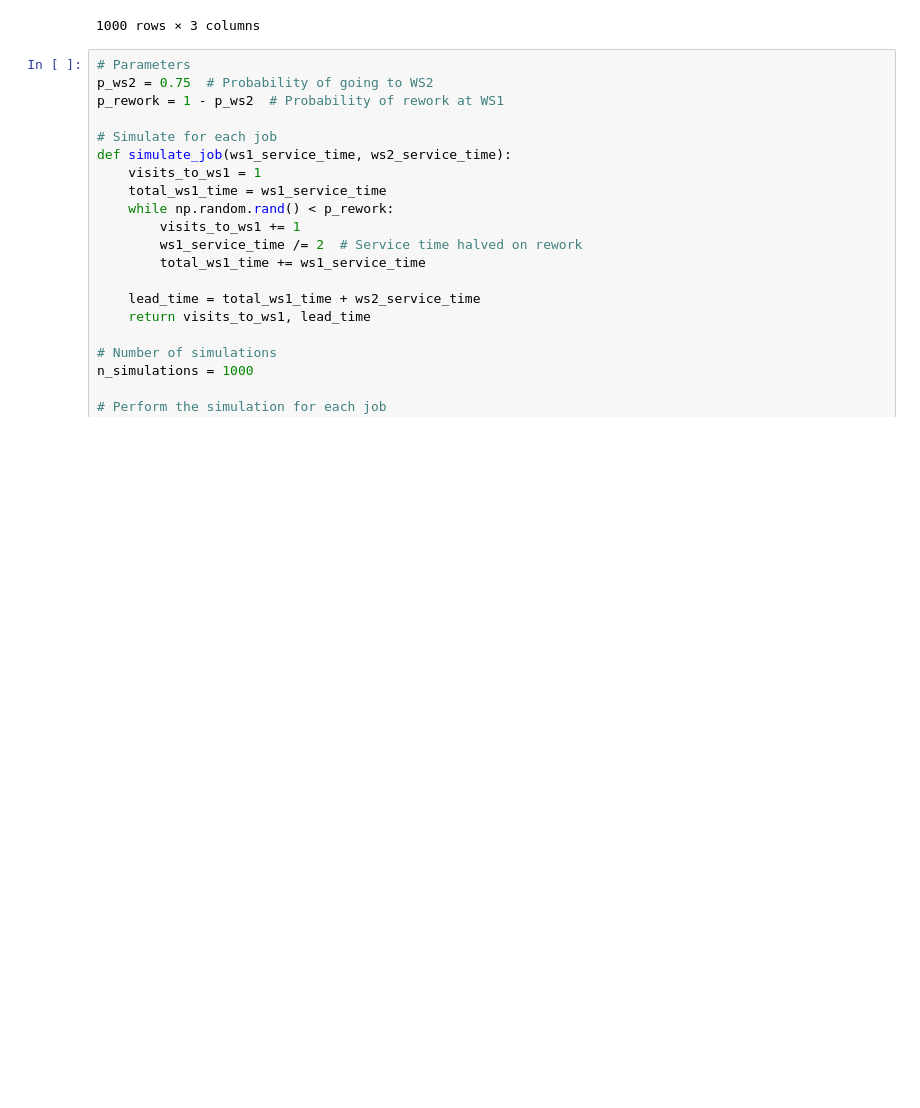
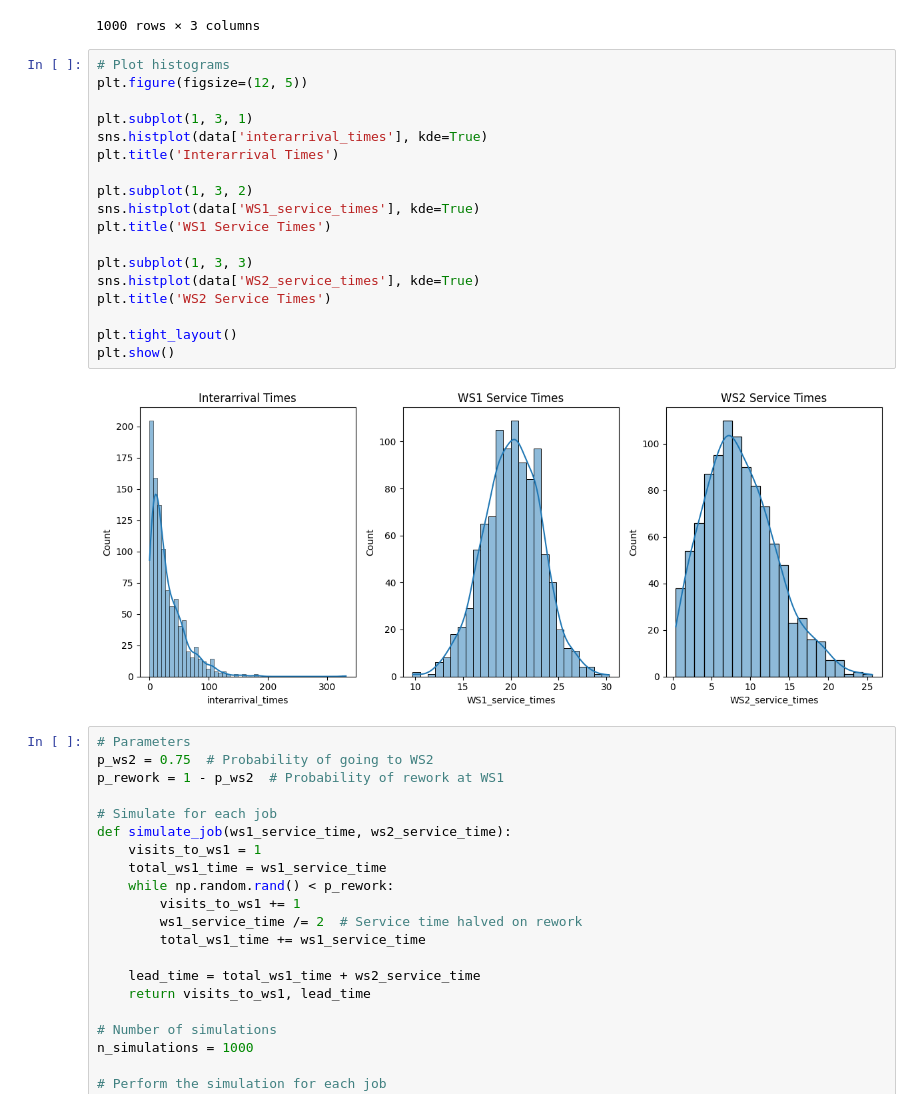
Before and after one commit to PrashilSarode1/Decision-Models, a Jupyter notebook: DM_Assignment1.ipynb, the cells around one changed output. Cells and saved outputs as stored; diff of their text form; blank space fills up the shorter version.

```diff
--- a/DM_Assignment1.ipynb
+++ b/DM_Assignment1.ipynb
@@ -46,6 +52,26 @@ data
 | 998 | 2.655296 | 23.675699 | 7.026867 |
 | 999 | 22.663790 | 15.790812 | 8.542408 |
 1000 rows × 3 columns
+# %%
+# Plot histograms
+plt.figure(figsize=(12, 5))
+
+plt.subplot(1, 3, 1)
+sns.histplot(data['interarrival_times'], kde=True)
+plt.title('Interarrival Times')
+
+plt.subplot(1, 3, 2)
+sns.histplot(data['WS1_service_times'], kde=True)
+plt.title('WS1 Service Times')
+
+plt.subplot(1, 3, 3)
+sns.histplot(data['WS2_service_times'], kde=True)
+plt.title('WS2 Service Times')
+
+plt.tight_layout()
+plt.show()
+# %% [output]
+[figure, added]
 # %%
 # Parameters
 p_ws2 = 0.75  # Probability of going to WS2
```
Also changed, not shown: parts of 3 cells of this notebook.
